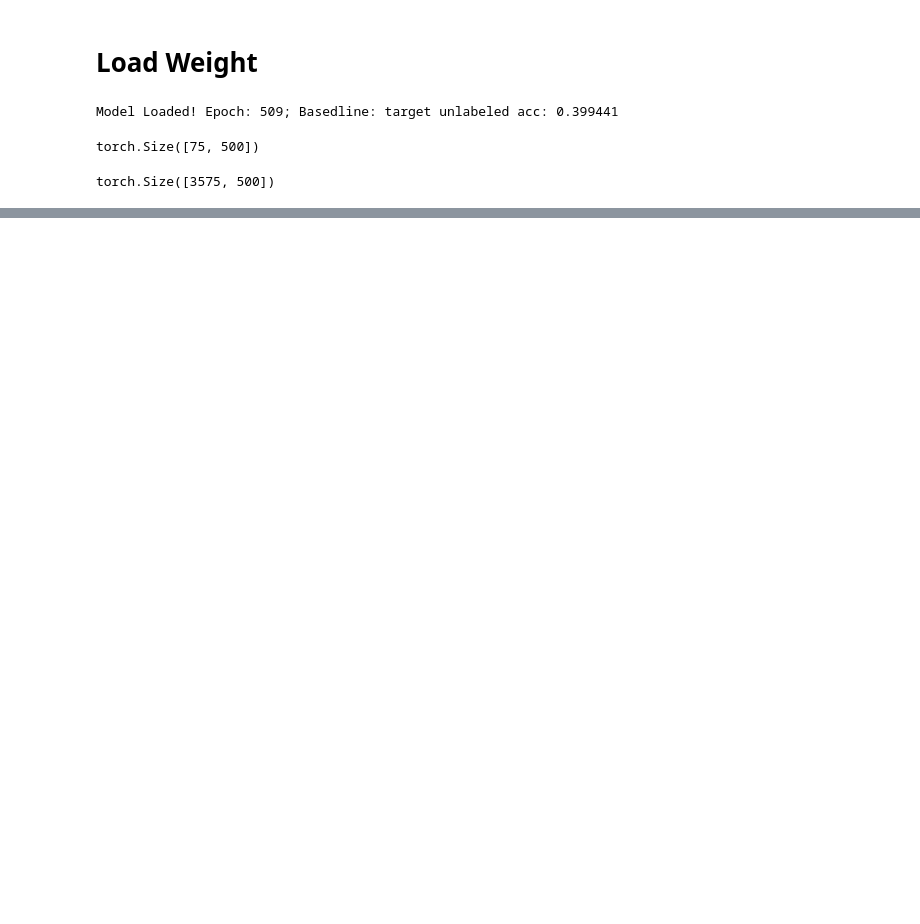
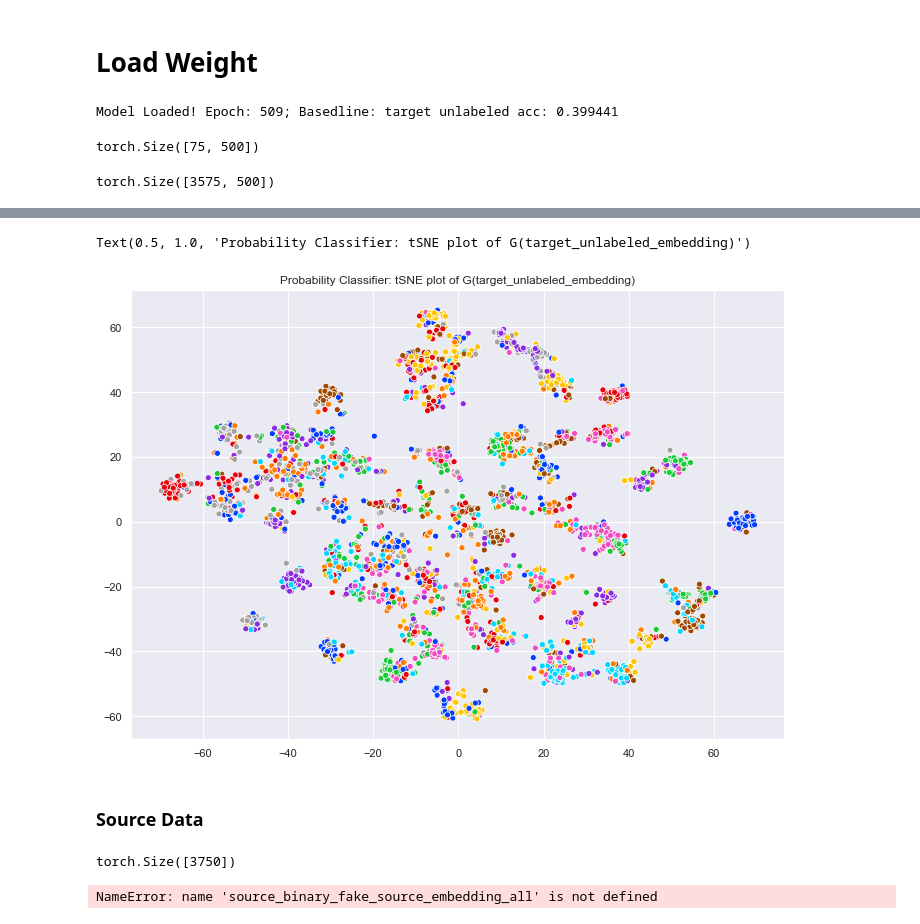
Before and after one commit to stevenliu000/time-series-domain-adaptation, a Jupyter notebook: visualization/visual_stepb_linear.ipynb, the cells around one changed output, grey strips where cells are left out. Drawn from its saved outputs; the diff is of its cells as text; code cells hidden in the pictures; blank space fills up the shorter version.

```diff
--- a/visualization/visual_stepb_linear.ipynb
+++ b/visualization/visual_stepb_linear.ipynb
@@ -356,0 +485,17 @@ Epochs 2: source acc: 0.020042; target labled acc: 0.015587; target unlabeled ac
+# %%
+
+# pre-trained
+select_pretrain_epoch = 180
+# sbinary = 1
+model_PATH = '../train_related/pretrain/binary_balance_linear_acc49'
+CNet.load_state_dict(torch.load(model_PATH+'/CNet_{}.t7'.format(select_pretrain_epoch), map_location=device))
+encoder.load_state_dict(torch.load(model_PATH+'/encoder_{}.t7'.format(select_pretrain_epoch), map_location=device))
+encoder_MLP.load_state_dict(torch.load(model_PATH+'/encoder_MLP_{}.t7'.format(select_pretrain_epoch), map_location=device))
+GNet.load_state_dict(torch.load(model_PATH+'/GNet_{}.t7'.format(select_pretrain_epoch), map_location=device))
+
+correct_target = 0.0
+num_datas = 0.0
+CNet.eval()
+encoder.eval()
+encoder_MLP.eval()
+GNet.eval()
@@ -356,0 +521,20 @@ Epochs 2: source acc: 0.020042; target labled acc: 0.015587; target unlabeled ac
+# %%
+binary_target_unlabel_x_embedding_all = encoder_inference(encoder, encoder_MLP, torch.tensor(target_unlabel_x))
+binary_fake_source_embedding_all = GNet(binary_target_unlabel_x_embedding_all)
+# %%
+tsne = TSNE()
+binary_target_embedded = tsne.fit_transform(binary_fake_source_embedding_all.detach())
+# %%
+# plot
+# linear unlabeled
+sns.set(rc={'figure.figsize':(11.7,8.27)})
+palette = sns.color_palette("bright", 65)
+
+g = sns.scatterplot(binary_target_embedded[:,0], binary_target_embedded[:,1], hue=target_unlabel_y, legend=False, palette=palette)
+
+plt.title('Probability Classifier: tSNE plot of G(target_unlabeled_embedding)')
+# %% [output]
+Text(0.5, 1.0, 'Probability Classifier: tSNE plot of G(target_unlabeled_embedding)')
+[figure, added]
+# %% [markdown]
+### Source Data
@@ -356,0 +544,6 @@ Epochs 2: source acc: 0.020042; target labled acc: 0.015587; target unlabeled ac
+# %%
+s_index = torch.randperm(source_data.shape[0])[:3750]
+
+s_index.shape
+# %% [output]
+torch.Size([3750])
@@ -356,0 +558,4 @@ Epochs 2: source acc: 0.020042; target labled acc: 0.015587; target unlabeled ac
+# %%
+source_binary_fake_source_embedding_all
+# %% [output]
+NameError: name 'source_binary_fake_source_embedding_all' is not defined
```
Also changed, not shown: parts of 39 cells of this notebook, 9 other files.
